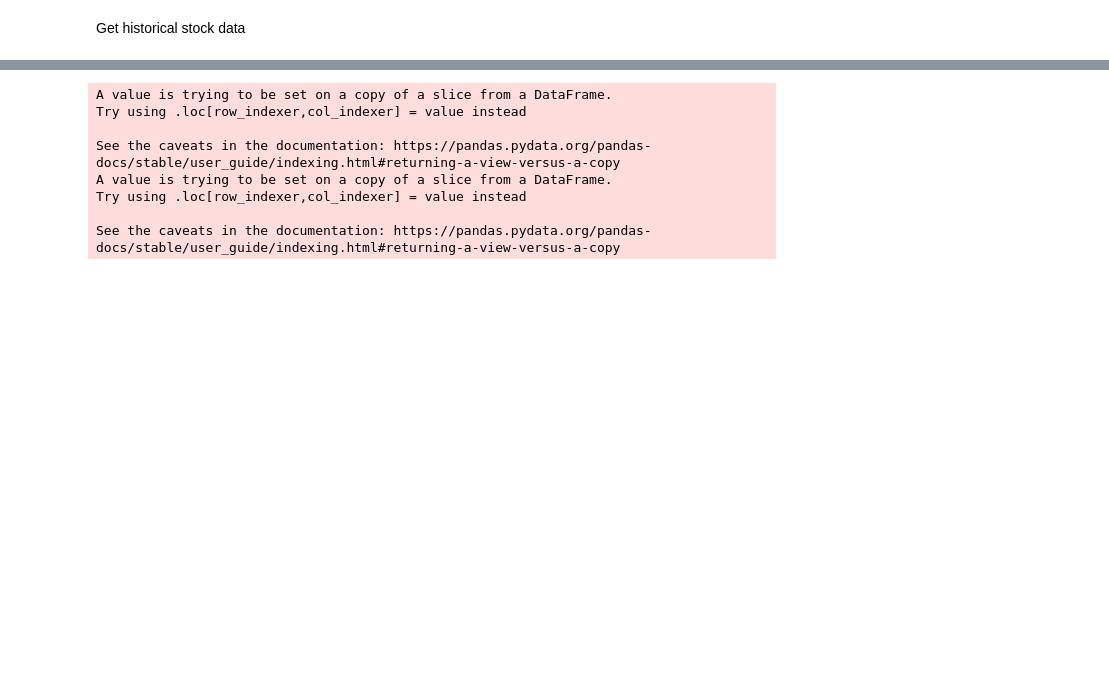
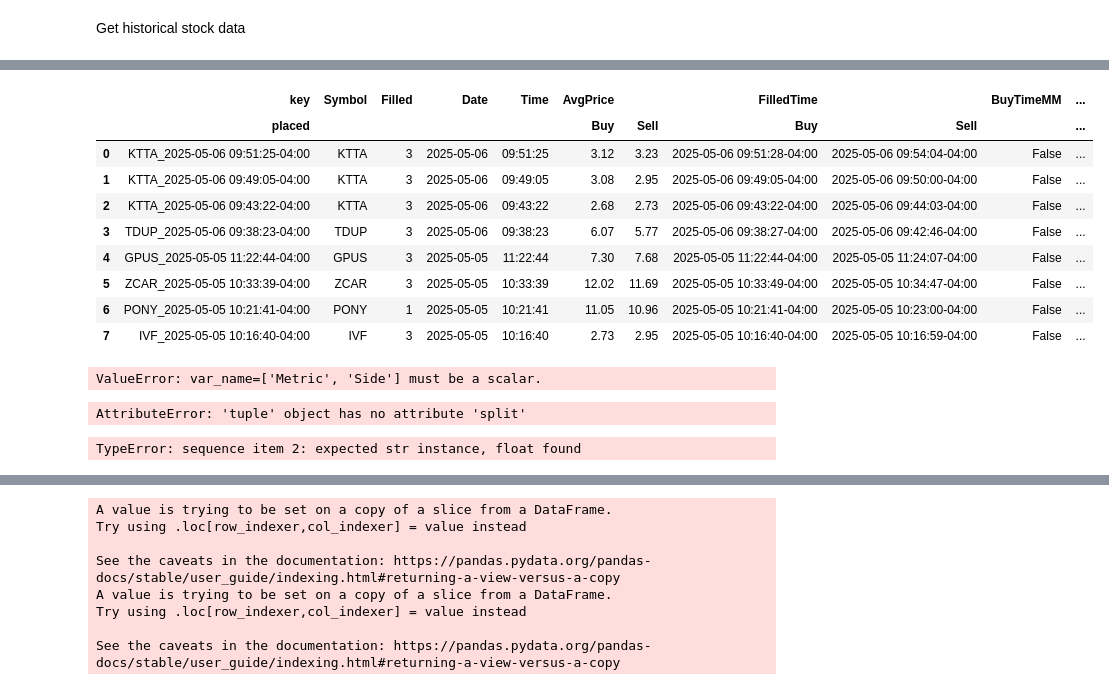
Before and after one commit to sbs87/Random_Projects, a Jupyter notebook: stock_reccomender/DayTrader_Analysis.ipynb, the cells around one changed output, grey strips where cells are left out. Drawn from its saved outputs; the diff is of its cells as text; code cells hidden in the pictures; blank space fills up the shorter version.

```diff
--- a/stock_reccomender/DayTrader_Analysis.ipynb
+++ b/stock_reccomender/DayTrader_Analysis.ipynb
@@ -327,0 +431,78 @@ YFRateLimitError: Too Many Requests. Rate limited. Try after a while.
+# %%
+tmp3
+
+tmp3_long = tmp3.melt(
+    id_vars=[('Symbol', ''), ('Date', '')],
+    value_vars=[('AvgPrice', 'Buy'), ('AvgPrice', 'Sell')],
+    var_name=['Metric', 'Side'],
+    value_name='AvgPrice'
+).merge(
+    tmp3.melt(
+        id_vars=[('Symbol', ''), ('Date', '')],
+        value_vars=[('FilledTime', 'Buy'), ('FilledTime', 'Sell')],
+        var_name=['Metric', 'Side'],
+        value_name='FilledTime'
+    ),
+    on=[('Symbol', ''), ('Date', ''), 'Side']
+).rename(
+    columns={
+        ('Symbol', ''): 'Stock',
+        ('Date', ''): 'Date',
+        'Side': 'Side',
+        'AvgPrice': 'Avg Price',
+        'FilledTime': 'Filled Time'
+    }
+)[['Stock', 'Date', 'Side', 'Avg Price', 'Filled Time']]
+tmp3_long
+# %% [output]
+|  | key | Symbol | Filled | Date | Time | AvgPrice |  | FilledTime |  | BuyTimeMM | ... |
+|  | placed |  |  |  |  | Buy | Sell | Buy | Sell |  | ... |
+| 0 | KTTA_2025-05-06 09:51:25-04:00 | KTTA | 3 | 2025-05-06 | 09:51:25 | 3.12 | 3.23 | 2025-05-06 09:51:28-04:00 | 2025-05-06 09:54:04-04:00 | False | ... |
+| 1 | KTTA_2025-05-06 09:49:05-04:00 | KTTA | 3 | 2025-05-06 | 09:49:05 | 3.08 | 2.95 | 2025-05-06 09:49:05-04:00 | 2025-05-06 09:50:00-04:00 | False | ... |
+| 2 | KTTA_2025-05-06 09:43:22-04:00 | KTTA | 3 | 2025-05-06 | 09:43:22 | 2.68 | 2.73 | 2025-05-06 09:43:22-04:00 | 2025-05-06 09:44:03-04:00 | False | ... |
+| 3 | TDUP_2025-05-06 09:38:23-04:00 | TDUP | 3 | 2025-05-06 | 09:38:23 | 6.07 | 5.77 | 2025-05-06 09:38:27-04:00 | 2025-05-06 09:42:46-04:00 | False | ... |
+| 4 | GPUS_2025-05-05 11:22:44-04:00 | GPUS | 3 | 2025-05-05 | 11:22:44 | 7.30 | 7.68 | 2025-05-05 11:22:44-04:00 | 2025-05-05 11:24:07-04:00 | False | ... |
+| 5 | ZCAR_2025-05-05 10:33:39-04:00 | ZCAR | 3 | 2025-05-05 | 10:33:39 | 12.02 | 11.69 | 2025-05-05 10:33:49-04:00 | 2025-05-05 10:34:47-04:00 | False | ... |
+| 6 | PONY_2025-05-05 10:21:41-04:00 | PONY | 1 | 2025-05-05 | 10:21:41 | 11.05 | 10.96 | 2025-05-05 10:21:41-04:00 | 2025-05-05 10:23:00-04:00 | False | ... |
+| 7 | IVF_2025-05-05 10:16:40-04:00 | IVF | 3 | 2025-05-05 | 10:16:40 | 2.73 | 2.95 | 2025-05-05 10:16:40-04:00 | 2025-05-05 10:16:59-04:00 | False | ... |
+# %%
+tmp2= [[col, ""] if len(col.split("_")) == 1 else col.split("_") for col in filled_orders_w_stats.rename(columns={"Buy_Time_MM":"BuyTimeMM","Sell_Time_MM":"SellTimeMM","Gain_per_share":"Gainpershare","Gain_total":"Gaintotal"}).columns.values]
+
+tmp3.columns = pd.MultiIndex.from_tuples(tmp2)
+tmp3_long = tmp3.melt(
+    id_vars=[('key', 'placed'), ('Symbol', ''), ('Filled', ''), ('Date', ''), ('Time', '')],
+    value_vars=[('AvgPrice', 'Buy'), ('AvgPrice', 'Sell')],
+    var_name=['Metric', 'Side'],
+    value_name='Value'
+)
+tmp3
+tmp3_long
+# %% [output]
+ValueError: var_name=['Metric', 'Side'] must be a scalar.
+# %%
+tmp2= [[col, "_"] if len(col.split("_")) == 1 else col.split("_") for col in filled_orders_w_stats.columns.values]
+tmp2#[1]
+tmp3 = filled_orders_w_stats
+# set the values of tmp2 as the multiindex of tmp3
+tmp3.columns = pd.MultiIndex.from_tuples([tuple(col) if isinstance(col, list) else (col, '') for col in tmp2])
+#tmp3.columns = [col[0] if len(col) == 2 else col[0] + "_" + col[1] for col in tmp2]
+
+tmp3
+tmp3
+# for col in filled_orders_w_stats.columns.values:
+
+#     if len(col.split("_")) == 1:
+#         print([col,"_"])
+#     else:
+#         print(col.split("_"))
+# %% [output]
+AttributeError: 'tuple' object has no attribute 'split'
+# %%
+#Get historical stock data
+[col.split('_') for col in filled_orders_w_stats.columns.values]
+
+filled_orders_w_stats.columns.str.split('_', expand=True).map(lambda x: '_'.join(filter(None, x)))
+#filled_orders_w_stats
+#filled_orders_w_stats#.melt(id_vars=['UID','Symbol','Filled','Date','Time'], value_vars=['AvgPrice_Buy','AvgPrice_Sell'], var_name='Side', value_name='AvgPrice')
+# %% [output]
+TypeError: sequence item 2: expected str instance, float found
```
Also changed, not shown: parts of 19 cells of this notebook.
